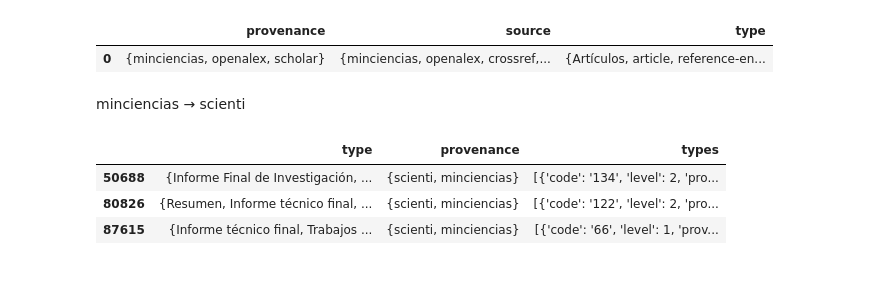
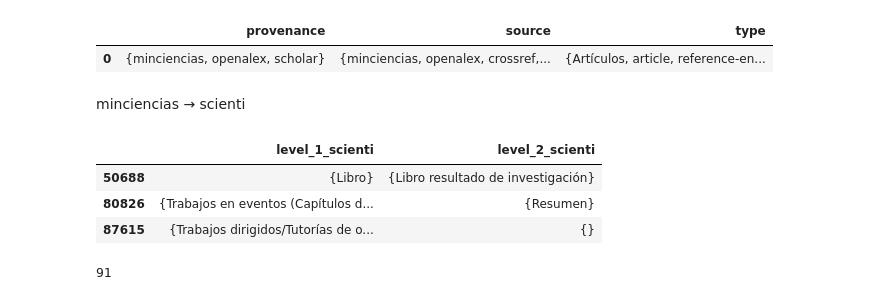
Before and after one commit to restrepo/udea.ipynb, a Jupyter notebook: udea.ipynb, the cells around one changed output. Drawn from its saved outputs; the diff is of its cells as text; code cells hidden in the pictures.

```diff
--- a/udea.ipynb
+++ b/udea.ipynb
@@ -704,9 +754,11 @@ tpu[:1]
 minciencias → scienti
 # %%
 kk = df[df['type'].apply(lambda L:'Desarrollo tecnológico e innovación' in L)]
-kk[kk['provenance'].apply(lambda L: 'scienti' in L)][['type','provenance','types']]#.to_dict(orient = 'records')
+#kk[kk['provenance'].apply(lambda L: 'scienti' in L)][['type','provenance','types']]#.to_dict(orient = 'records')
-# %% [output]
-|  | type | provenance | types |
-| 50688 | {Informe Final de Investigación, ... | {scienti, minciencias} | [{'code': '134', 'level': 2, 'pro... |
-| 80826 | {Resumen, Informe técnico final, ... | {scienti, minciencias} | [{'code': '122', 'level': 2, 'pro... |
-| 87615 | {Informe técnico final, Trabajos ... | {scienti, minciencias} | [{'code': '66', 'level': 1, 'prov... |
+# %%
+kk[kk['provenance'].apply(lambda L: 'scienti' in L)][['level_1_scienti','level_2_scienti']]
+# %% [output]
+|  | level_1_scienti | level_2_scienti |
+| 50688 | {Libro} | {Libro resultado de investigación} |
+| 80826 | {Trabajos en eventos (Capítulos d... | {Resumen} |
+| 87615 | {Trabajos dirigidos/Tutorías de o... | {} |
@@ -712,0 +767,5 @@ kk[kk['provenance'].apply(lambda L: 'scienti' in L)][['type','provenance','types
+# %%
+fuzz.ratio('Initial Atmospheric Corrosion of Copper Induced by Carboxylic Acids"'.lower(),
+           "The Initial Atmospheric Corrosion of Copper and Zinc Induced by Carboxylic Acids".lower())
+# %% [output]
+91
```
Also changed, not shown: parts of 8 cells of this notebook.
